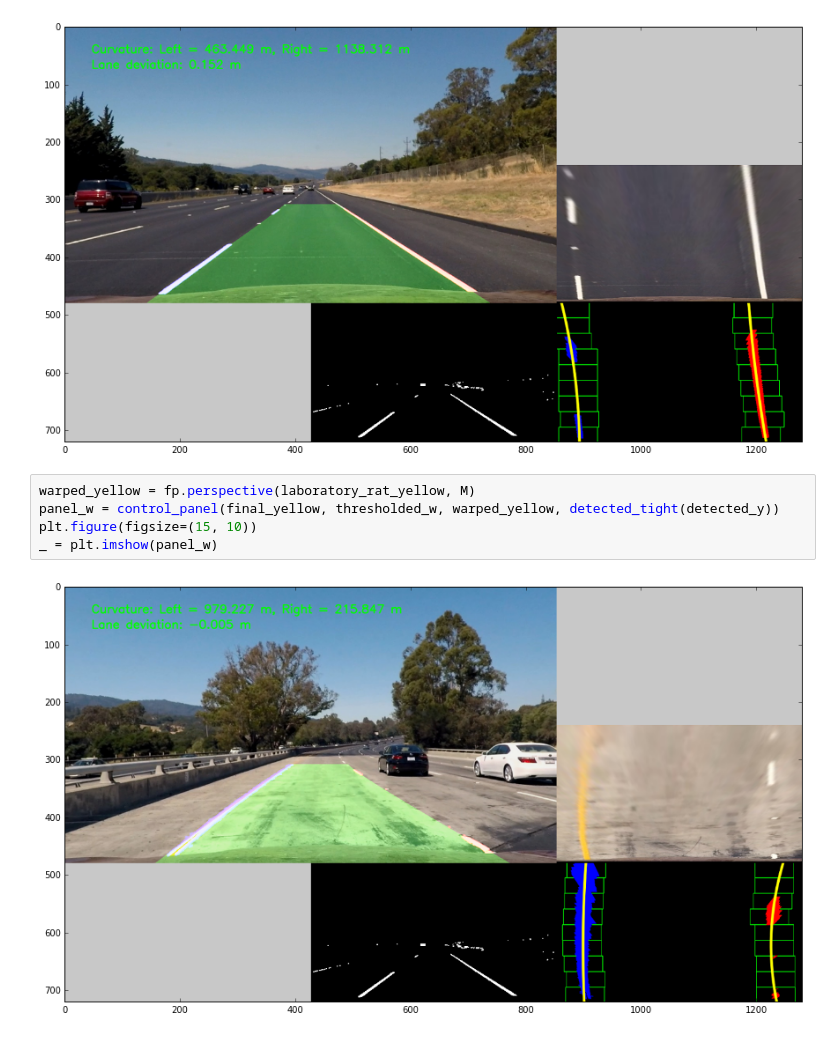
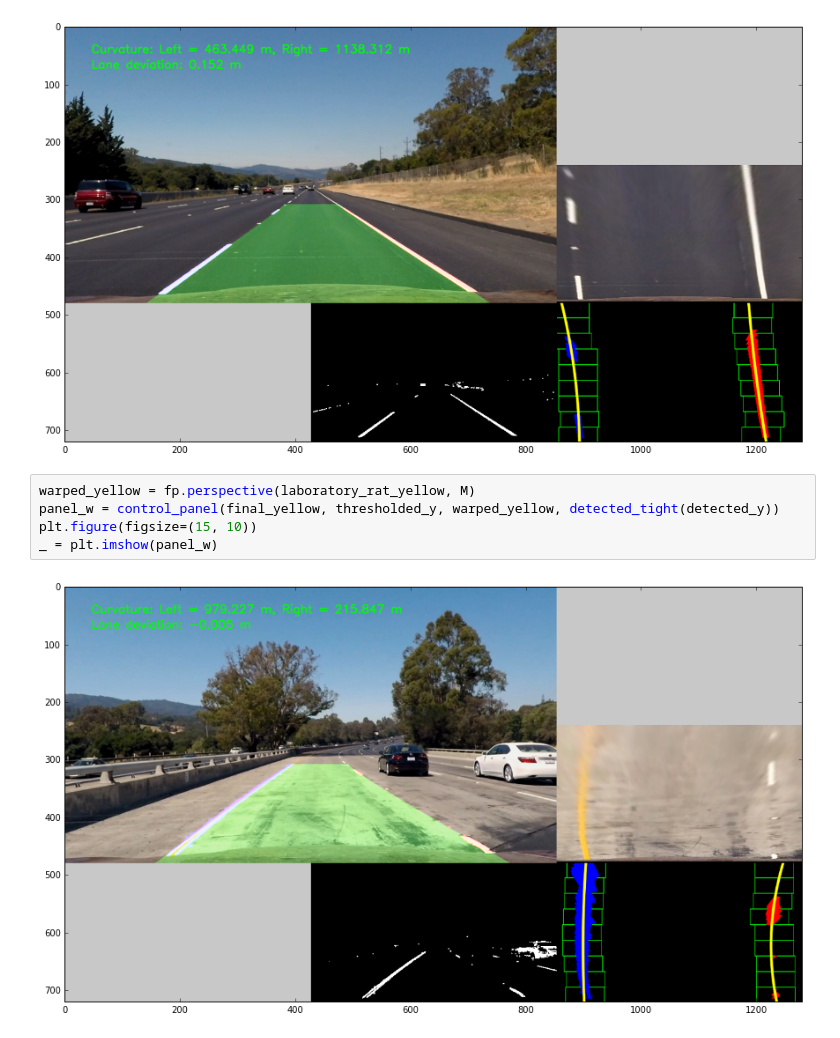
Before and after one commit to csq20081052/CarND-Advanced-Lane-Lines-P4, a Jupyter notebook: Pipeline_part2.ipynb, the cells around one changed output. Drawn from its saved outputs; the diff is of its cells as text.

```diff
--- a/Pipeline_part2.ipynb
+++ b/Pipeline_part2.ipynb
@@ -521,8 +521,8 @@ _ = plt.imshow(panel_w)
 [figure]
 # %%
 warped_yellow = fp.perspective(laboratory_rat_yellow, M)
-panel_w = control_panel(final_yellow, thresholded_w, warped_yellow, detected_tight(detected_y))
+panel_w = control_panel(final_yellow, thresholded_y, warped_yellow, detected_tight(detected_y))
 plt.figure(figsize=(15, 10))
 _ = plt.imshow(panel_w)
 # %% [output]
-[figure, old version]
+[figure, new version]
```
